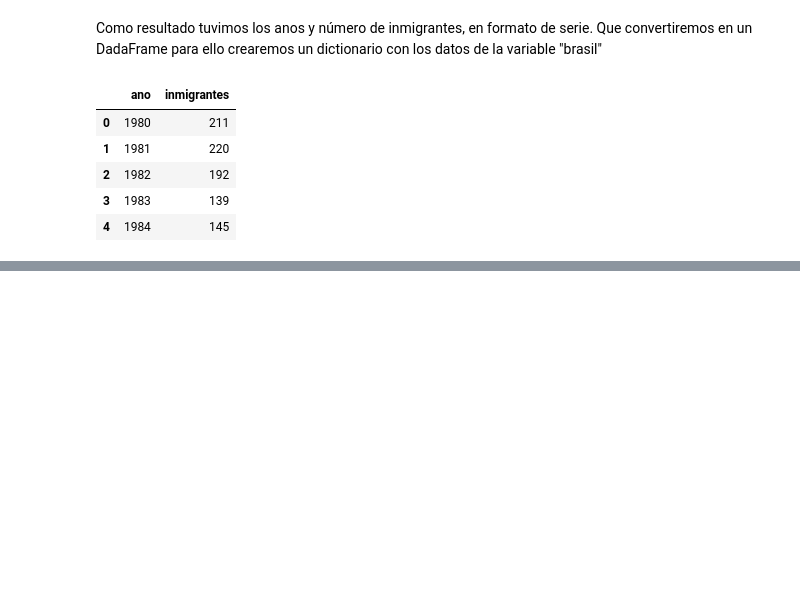
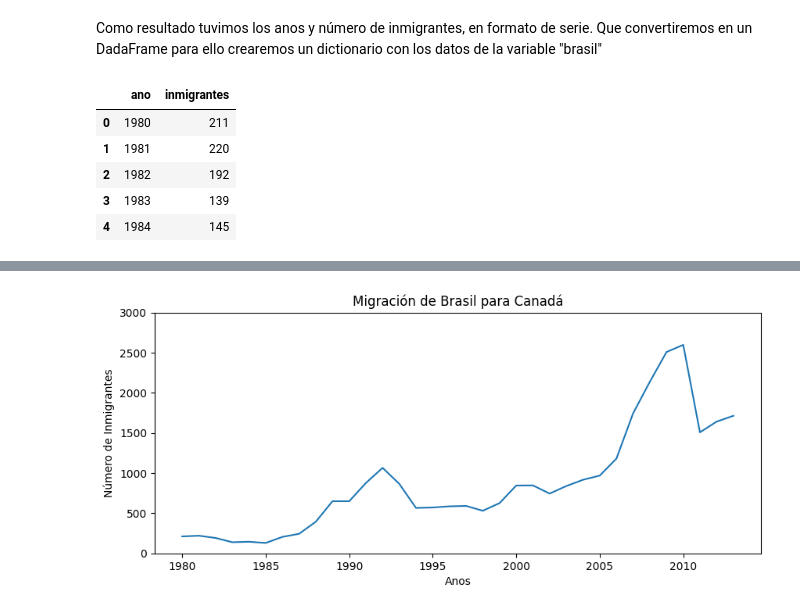
Before and after one commit to ygor-github/data_visualization, a Jupyter notebook: Aula.ipynb, the cells around one changed output, grey strips where cells are left out. Drawn from its saved outputs; the diff is of its cells as text; code cells hidden in the pictures; blank space fills up the shorter version.

```diff
--- a/Aula.ipynb
+++ b/Aula.ipynb
@@ -135,0 +157,12 @@ df_brasil.head() # Visualizando el resultado
+# %%
+plt.figure(figsize=(10,4)) # Con figure podemos configurar el tamaño del gráfico (La medida es pulgadas)
+plt.plot(df_brasil['ano'], df_brasil['inmigrantes'])
+plt.title('Migración de Brasil para Canadá')
+plt.ylabel('Número de Inmigrantes')
+plt.xlabel('Anos')
+plt.xticks(cada_5anos) # Usamo xticks para agregar la lista de años que creamos.
+plt.yticks(list(range(0,3001,500))) # Aqui pasamos una lista con los rangos de queremos reflejar
+plt.show() ### Este codigo permite mostrar la visualización del grafico sin mostrar las informaciones de memoria.
+# La función show debe ser colocada siempre al final, si esta se coloca antes no mostrará el resto del grafico
+# %% [output]
+[figure, added]
```
Also changed, not shown: parts of 8 cells of this notebook.
